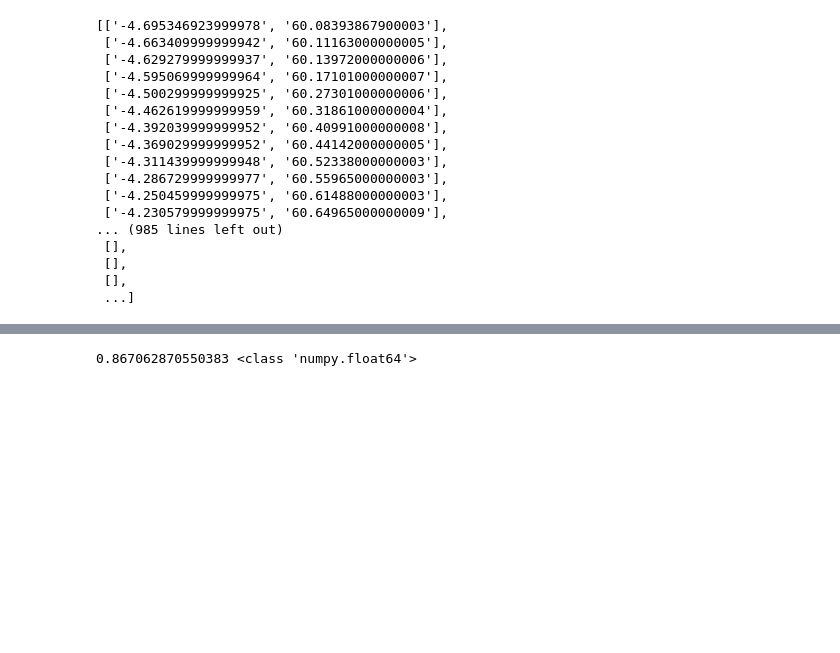
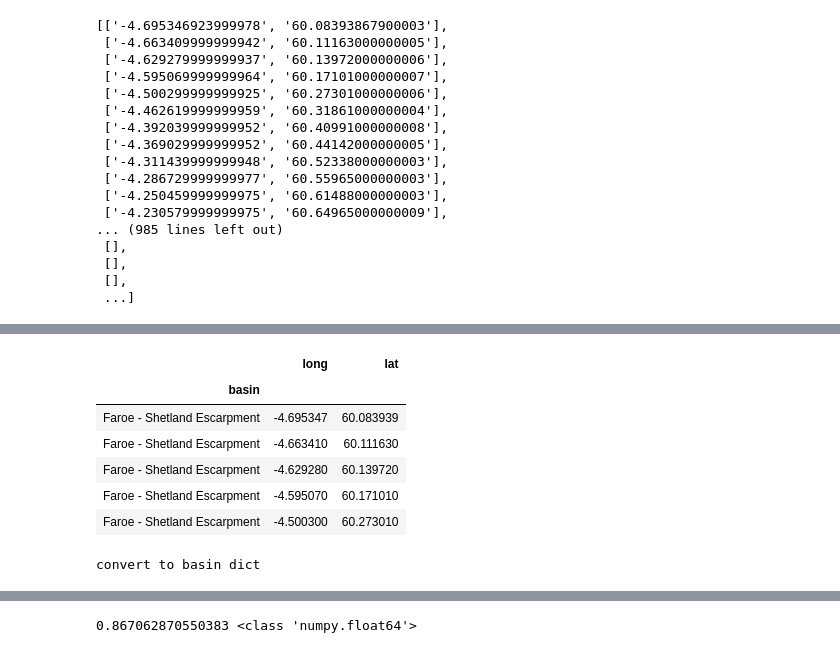
Before and after one commit to RayFromUiS/Data_preprocessing, a Jupyter notebook: basin_range.ipynb, the cells around one changed output, grey strips where cells are left out. Cells and saved outputs as stored; diff of their text form; code cells hidden in the pictures; blank space fills up the shorter version.

```diff
--- a/basin_range.ipynb
+++ b/basin_range.ipynb
@@ -31,4 +31,4 @@ def split_coor_basin(basin_file):
     print('split basin row data')
     return basin_row_con
 # %%
-# split_basin_data = split_coor_basin('basin.xlsx')
+split_basin_data = split_coor_basin('basin.xlsx')
@@ -79,4 +81,4 @@ def gen_basin_df(split_basin_data):
     print('get basin dataframe in a clean form')
     return basin_df_con
 # %%
-# basin_dfs = gen_basin_df(split_basin_data)
+basin_dfs = gen_basin_df(split_basin_data)
@@ -93,3 +87,13 @@ def gen_basin_df(split_basin_data):
+# %%
+basin_dfs.
+# %% [output]
+|  | long | lat |
+| basin |  |  |
+| Faroe - Shetland Escarpment | -4.695347 | 60.083939 |
+| Faroe - Shetland Escarpment | -4.663410 | 60.111630 |
+| Faroe - Shetland Escarpment | -4.629280 | 60.139720 |
+| Faroe - Shetland Escarpment | -4.595070 | 60.171010 |
+| Faroe - Shetland Escarpment | -4.500300 | 60.273010 |
 # %%
 def get_basin_dict(basins_df):
     '''convert basin row data to list of tuple
@@ -108,0 +111,4 @@ def get_basin_dict(basins_df):
+# %%
+basin_tuple = get_basin_dict(basin_dfs)
+# %% [output]
+convert to basin dict
```
Also changed, not shown: parts of 7 cells of this notebook.
